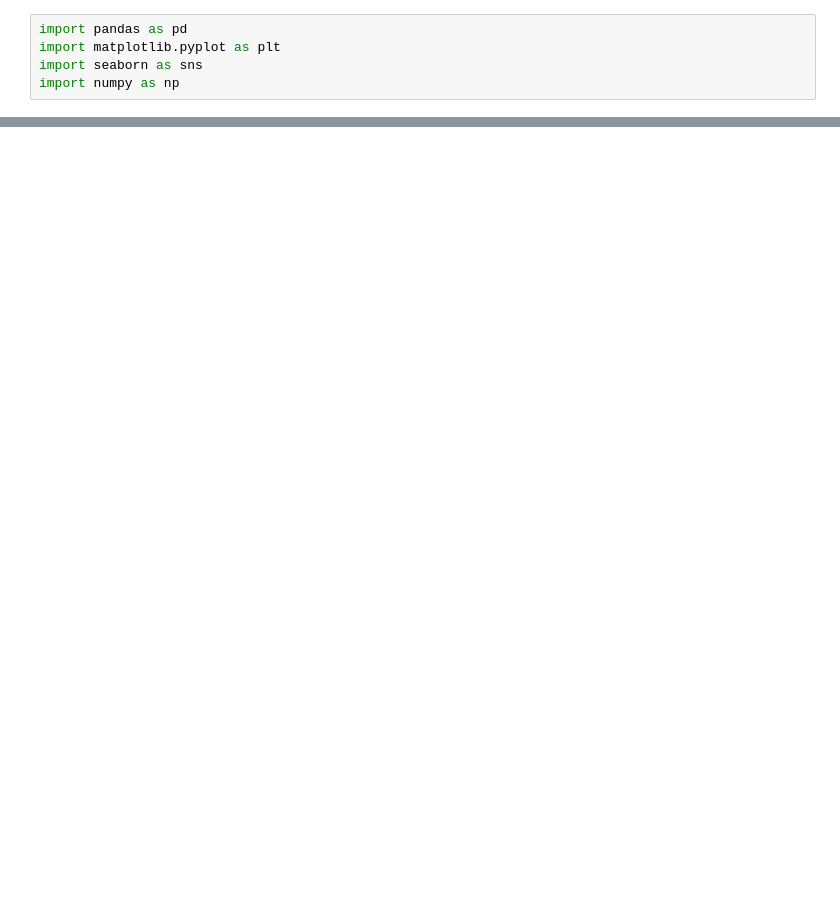
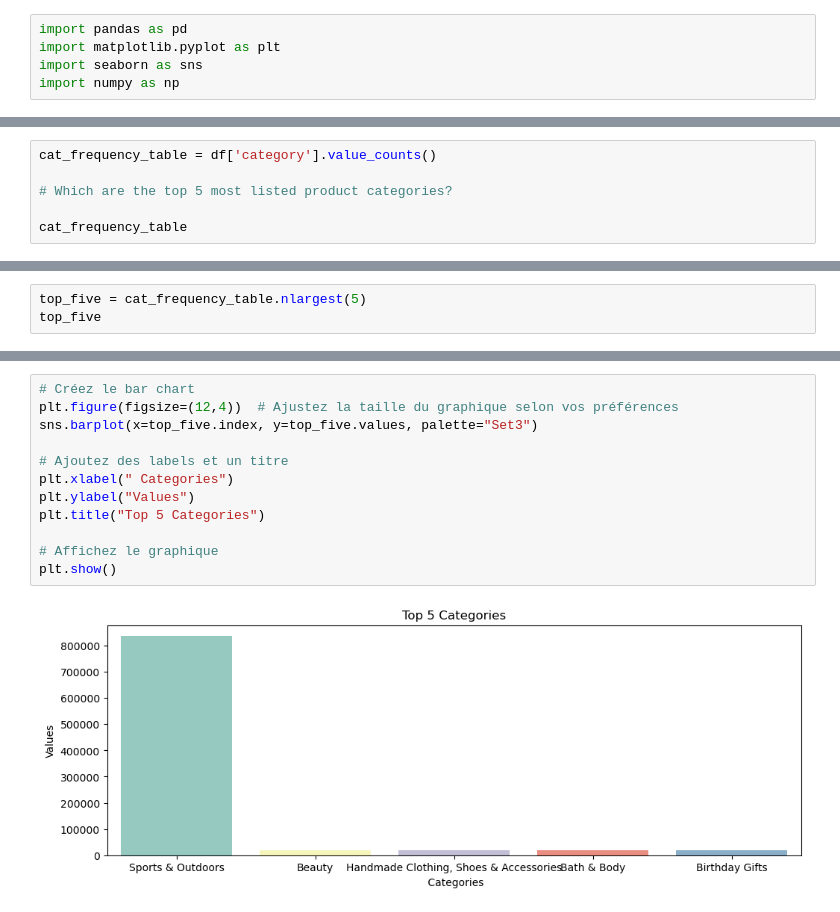
Before and after one commit to Gloria-1306/lab-eda-univariate, a Jupyter notebook: lab-eda_unvariate.ipynb, the cells around one changed output, grey strips where cells are left out. Drawn from its saved outputs; the diff is of its cells as text; blank space fills up the shorter version.

```diff
--- a/lab-eda_unvariate.ipynb
+++ b/lab-eda_unvariate.ipynb
@@ -24,0 +37,6 @@ print(df.shape)
+# %%
+cat_frequency_table = df['category'].value_counts()
+
+# Which are the top 5 most listed product categories?
+
+cat_frequency_table
@@ -24,0 +57,3 @@ print(df.shape)
+# %%
+top_five = cat_frequency_table.nlargest(5)
+top_five
@@ -24,0 +77,14 @@ print(df.shape)
+# %%
+# Créez le bar chart
+plt.figure(figsize=(12,4))  # Ajustez la taille du graphique selon vos préférences
+sns.barplot(x=top_five.index, y=top_five.values, palette="Set3")
+
+# Ajoutez des labels et un titre
+plt.xlabel(" Categories")
+plt.ylabel("Values")
+plt.title("Top 5 Categories")
+
+# Affichez le graphique
+plt.show()
+# %% [output]
+[figure, added]
```
Also changed, not shown: parts of 16 cells of this notebook.
